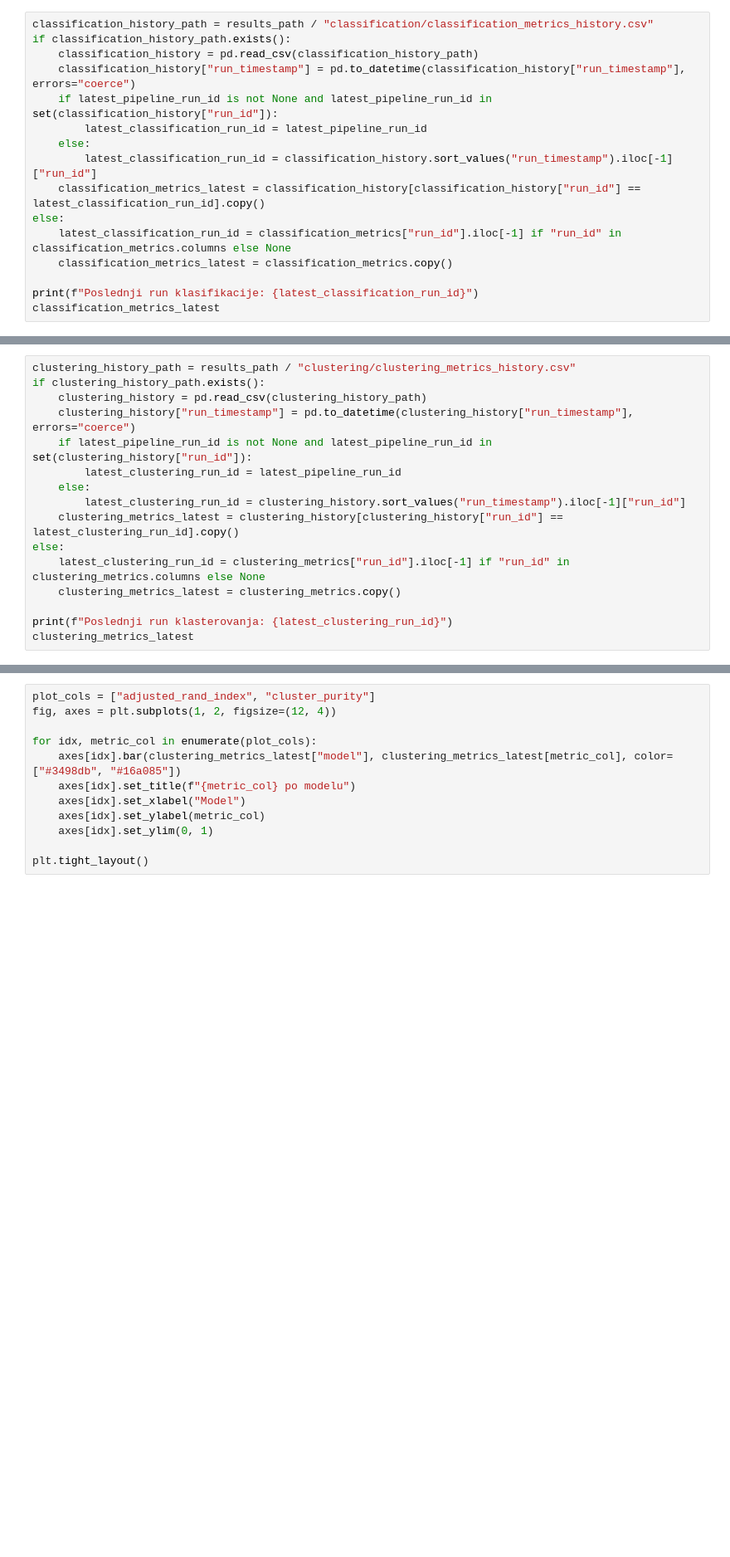
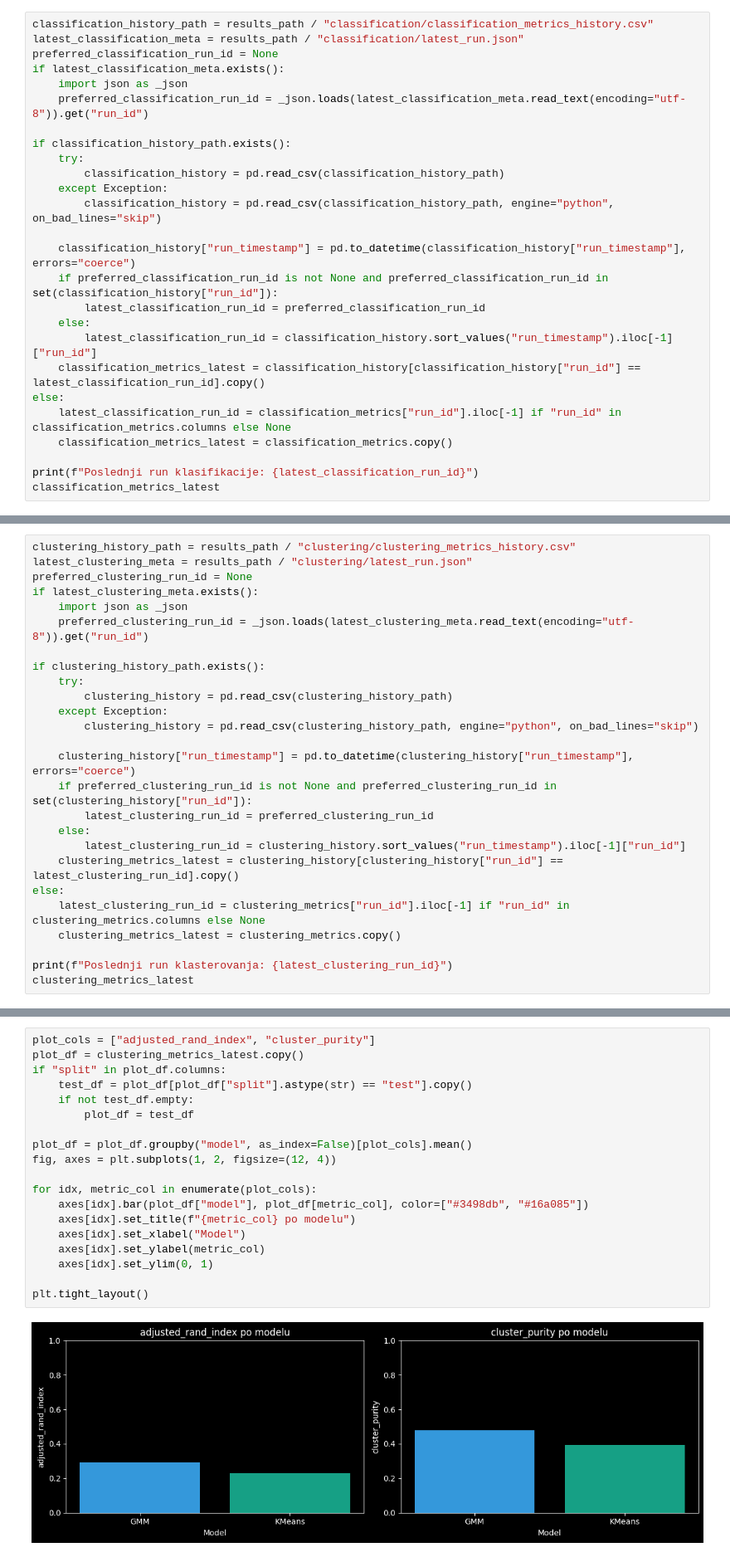
Before and after one commit to Zokster9/F1-Strategy-Analyses, a Jupyter notebook: notebooks/f1_strategija_analiza.ipynb, the cells around one changed output, grey strips where cells are left out. Shown at 83% size. Drawn from its saved outputs; the diff is of its cells as text; blank space fills up the shorter version.

```diff
--- a/notebooks/f1_strategija_analiza.ipynb
+++ b/notebooks/f1_strategija_analiza.ipynb
@@ -117,10 +219,20 @@ classification_metrics
 # %%
 classification_history_path = results_path / "classification/classification_metrics_history.csv"
+latest_classification_meta = results_path / "classification/latest_run.json"
+preferred_classification_run_id = None
+if latest_classification_meta.exists():
+    import json as _json
+    preferred_classification_run_id = _json.loads(latest_classification_meta.read_text(encoding="utf-8")).get("run_id")
+
 if classification_history_path.exists():
-    classification_history = pd.read_csv(classification_history_path)
+    try:
+        classification_history = pd.read_csv(classification_history_path)
+    except Exception:
+        classification_history = pd.read_csv(classification_history_path, engine="python", on_bad_lines="skip")
+
     classification_history["run_timestamp"] = pd.to_datetime(classification_history["run_timestamp"], errors="coerce")
-    if latest_pipeline_run_id is not None and latest_pipeline_run_id in set(classification_history["run_id"]):
-        latest_classification_run_id = latest_pipeline_run_id
+    if preferred_classification_run_id is not None and preferred_classification_run_id in set(classification_history["run_id"]):
+        latest_classification_run_id = preferred_classification_run_id
     else:
         latest_classification_run_id = classification_history.sort_values("run_timestamp").iloc[-1]["run_id"]
     classification_metrics_latest = classification_history[classification_history["run_id"] == latest_classification_run_id].copy()
@@ -189,10 +325,20 @@ clustering_metrics
 # %%
 clustering_history_path = results_path / "clustering/clustering_metrics_history.csv"
+latest_clustering_meta = results_path / "clustering/latest_run.json"
+preferred_clustering_run_id = None
+if latest_clustering_meta.exists():
+    import json as _json
+    preferred_clustering_run_id = _json.loads(latest_clustering_meta.read_text(encoding="utf-8")).get("run_id")
+
 if clustering_history_path.exists():
-    clustering_history = pd.read_csv(clustering_history_path)
+    try:
+        clustering_history = pd.read_csv(clustering_history_path)
+    except Exception:
+        clustering_history = pd.read_csv(clustering_history_path, engine="python", on_bad_lines="skip")
+
     clustering_history["run_timestamp"] = pd.to_datetime(clustering_history["run_timestamp"], errors="coerce")
-    if latest_pipeline_run_id is not None and latest_pipeline_run_id in set(clustering_history["run_id"]):
-        latest_clustering_run_id = latest_pipeline_run_id
+    if preferred_clustering_run_id is not None and preferred_clustering_run_id in set(clustering_history["run_id"]):
+        latest_clustering_run_id = preferred_clustering_run_id
     else:
         latest_clustering_run_id = clustering_history.sort_values("run_timestamp").iloc[-1]["run_id"]
     clustering_metrics_latest = clustering_history[clustering_history["run_id"] == latest_clustering_run_id].copy()
@@ -207,14 +363,23 @@ clustering_metrics_latest
 # %%
 plot_cols = ["adjusted_rand_index", "cluster_purity"]
+plot_df = clustering_metrics_latest.copy()
+if "split" in plot_df.columns:
+    test_df = plot_df[plot_df["split"].astype(str) == "test"].copy()
+    if not test_df.empty:
+        plot_df = test_df
+
+plot_df = plot_df.groupby("model", as_index=False)[plot_cols].mean()
 fig, axes = plt.subplots(1, 2, figsize=(12, 4))
 
 for idx, metric_col in enumerate(plot_cols):
-    axes[idx].bar(clustering_metrics_latest["model"], clustering_metrics_latest[metric_col], color=["#3498db", "#16a085"])
+    axes[idx].bar(plot_df["model"], plot_df[metric_col], color=["#3498db", "#16a085"])
     axes[idx].set_title(f"{metric_col} po modelu")
     axes[idx].set_xlabel("Model")
     axes[idx].set_ylabel(metric_col)
     axes[idx].set_ylim(0, 1)
 
 plt.tight_layout()
+# %% [output]
+[figure, added]
 # %%
 if latest_clustering_run_id is not None:
```
Also changed, not shown: parts of 40 cells of this notebook, 11 other files.
